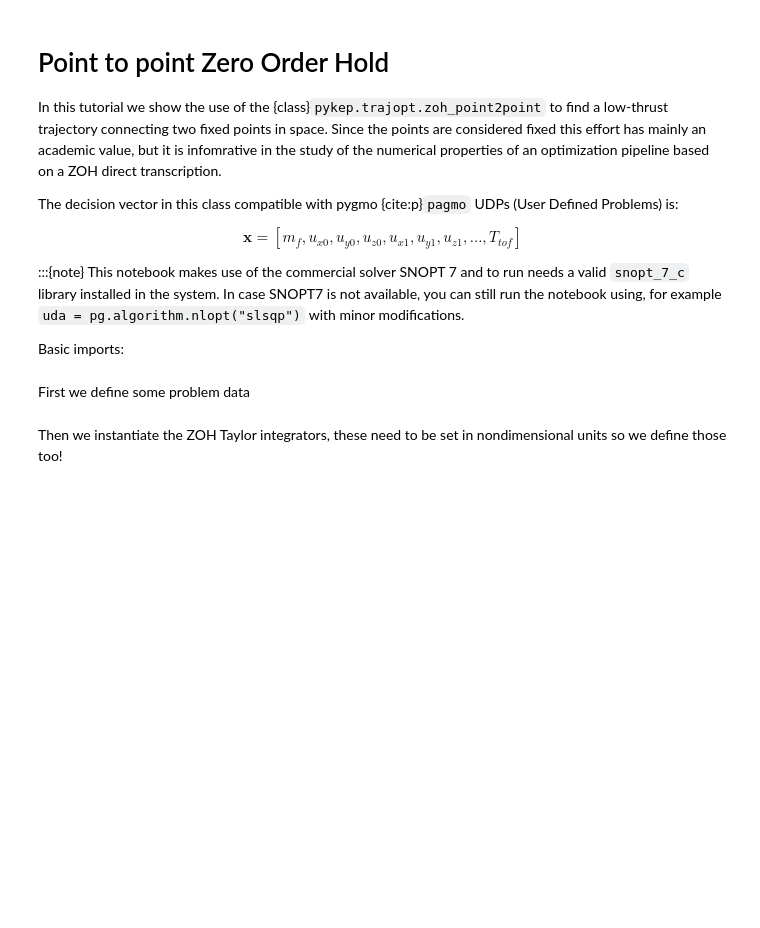
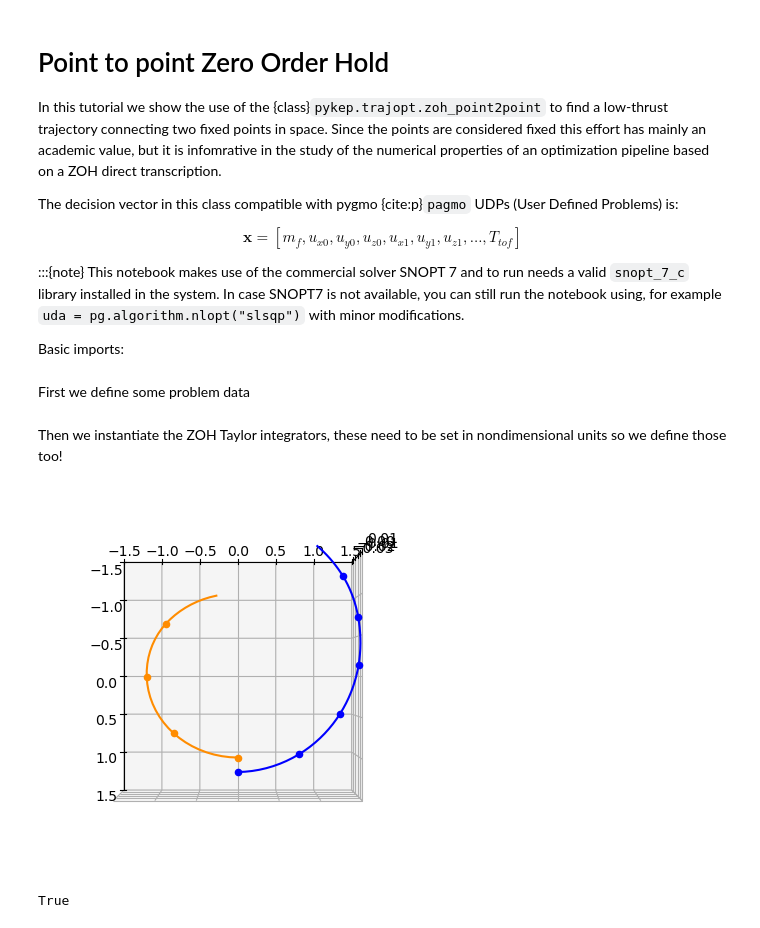
Before and after one commit to esa/kep3, a Jupyter notebook: doc/notebooks/udp_zoh_point2point.ipynb, the cells around one changed output. Drawn from its saved outputs; the diff is of its cells as text; code cells hidden in the pictures; blank space fills up the shorter version.

```diff
--- a/doc/notebooks/udp_zoh_point2point.ipynb
+++ b/doc/notebooks/udp_zoh_point2point.ipynb
@@ -94,7 +94,7 @@ class zoh_point2point:
     def _set_leg_from_x(self, x):
         # Here is where the decision vector gets decoded into the leg tgrid, mf and controls
         # Lets do this case: x = [mf] + controls + tof
-        self.leg.state0[-1] = x[0]
+        self.leg.state1[-1] = x[0]
         self.leg.controls = x[1 : 1 + 4 * self.nseg]
         self.leg.controls[0::4] *= self.max_thrust
         # Since we only have tof in the decision vector we assume a uniform epoch grid
@@ -124,7 +124,6 @@ class zoh_point2point:
         ceq = self.leg.compute_mismatch_constraints()
         ceq += self.leg.compute_throttle_constraints()
         retval = _np.array([obj] + ceq)
-
         return retval
 
     # If the variational integator is also passed in construction (i.e. its not None)
@@ -135,6 +134,17 @@ class zoh_point2point:
     # Only equality contraints. Mismatches and the |i_u| = 1.
     def get_nec(self):
         return 7 + self.nseg
+
+    def add_to_ax(self, x, ax, N=10):
+        self._set_leg_from_x(x)
+        fwd, bck = self.leg.get_state_info(N=N)
+        for segment in fwd:
+            ax.scatter(segment[0,0], segment[0,1], segment[0,2], c = 'blue')
+            ax.plot(segment[:,0], segment[:,1], segment[:,2], c= 'blue')
+        for segment in bck:
+            ax.scatter(segment[0,0], segment[0,1], segment[0,2], c = 'darkorange')
+            ax.plot(segment[:,0], segment[:,1], segment[:,2], c= 'darkorange')
+        return ax
 # %%
 import pykep as pk
 import numpy as np
@@ -148,12 +158,12 @@ from matplotlib import pyplot as plt
 First we define some problem data
 # %%
 # Physical parameters
-max_thrust = 0.12 # N
+max_thrust = 0.22 # N
 veff = 3000 * pk.G0 # m/s
 mu = pk.MU_SUN # m^3/s^2
 
 # Initial state (Cartesian)
-ms = 1500.0 # kg
+ms = 1000.0 # kg
 rs = np.array([1.2, 0.0, -0.01]) * pk.AU
 vs = np.array([0.01, 1, -0.01]) * pk.EARTH_VELOCITY
 
@@ -195,0 +206,17 @@ ta_var.pars[4] = 1. / veff_nd
+# %%
+# Throttles and tof
+nseg = 10
+throttles = np.random.uniform(-1, 1, size=(nseg * 3))
+tof = 2 * np.pi * np.sqrt(pk.AU**3 / pk.MU_SUN) / 4
+
+udp = zoh_point2point(
+    states=rs_nd + vs_nd,
+    statef=rf_nd + vf_nd,
+    ms=ms_nd,
+    max_thrust=max_thrust / F,
+    tof_bounds=[200 * pk.DAY2SEC / TIME, 500 * pk.DAY2SEC / TIME],
+    mf_bounds=[0.2, 1],
+    nseg=nseg,
+    cut=0.6,
+    tas=[ta, None],
+)
@@ -195,0 +237,14 @@ ta_var.pars[4] = 1. / veff_nd
+# %%
+ax = pk.plot.make_3Daxis()
+x = pop.champion_x
+udp.add_to_ax(x, ax, 10)
+ax.set_xlim(-1.5,1.5)
+ax.set_ylim(-1.5,1.5)
+ax.view_init(90,0)
+# %% [output]
+[figure, added]
+# %%
+pop = algo.evolve(pop)
+print(prob.feasibility_f(pop.champion_f))
+# %% [output]
+True
```
Also changed, not shown: parts of 14 cells of this notebook, 1 other file.
